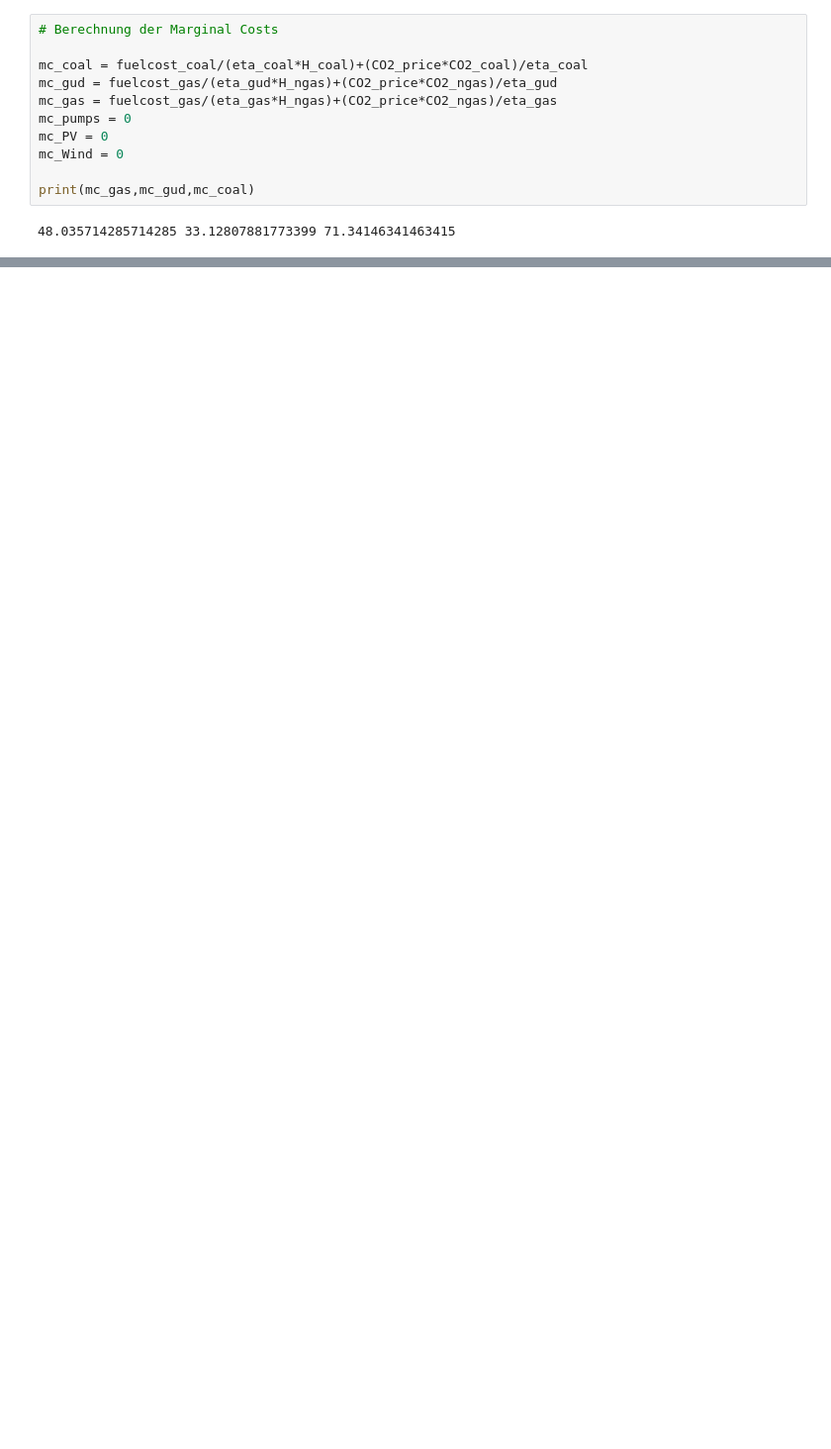
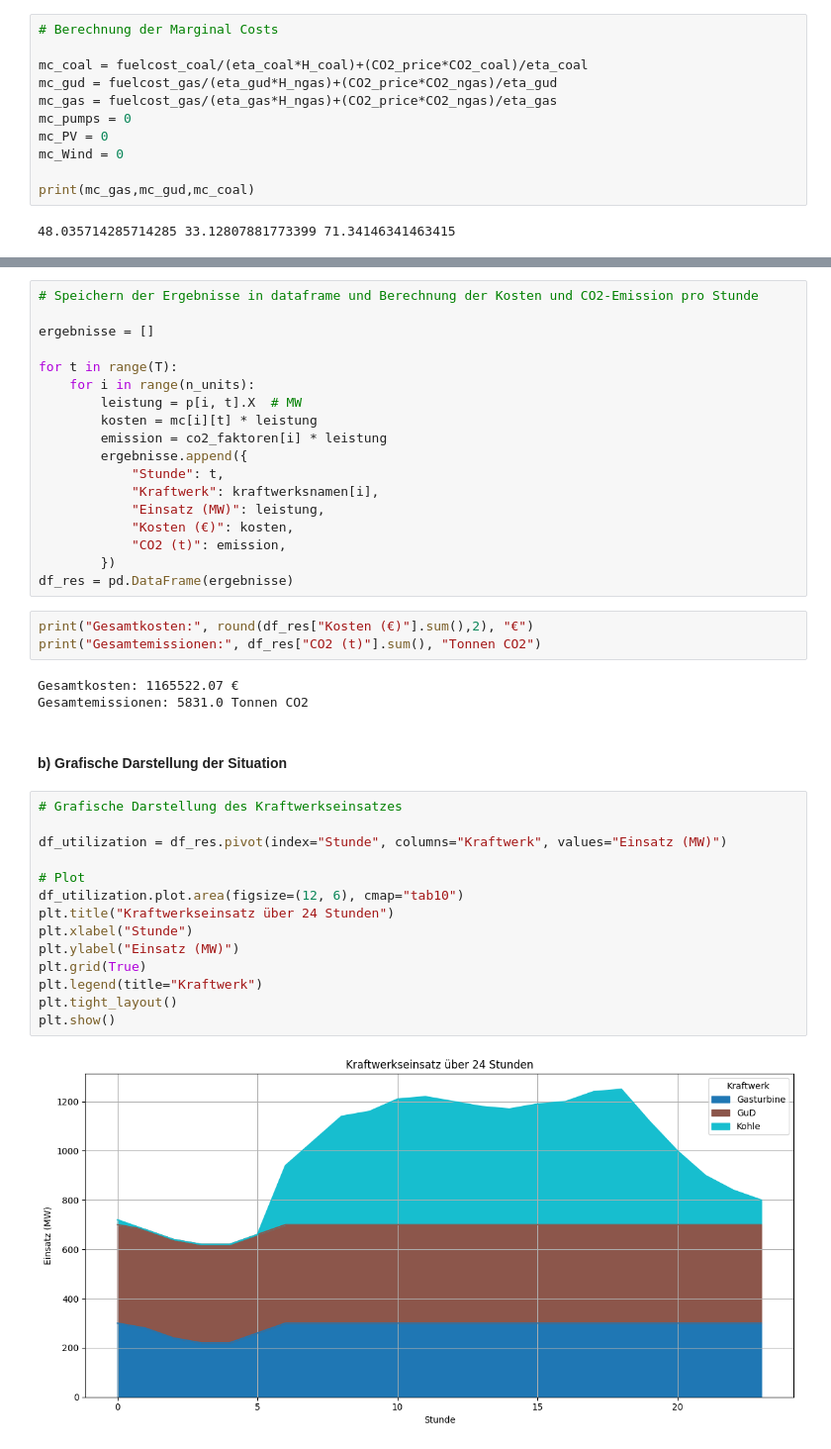
Before and after one commit to PeterGeyrhofer2103/Energiemodelle--Analysen, a Jupyter notebook: Exercise3/exercise3.ipynb, the cells around one changed output, grey strips where cells are left out. Shown at 99% size. Saved outputs shown, nothing was run; the diff lists cells and outputs as text; blank space fills up the shorter version.

```diff
--- a/Exercise3/exercise3.ipynb
+++ b/Exercise3/exercise3.ipynb
@@ -131,0 +148,42 @@ Stunde 23:
+# %%
+# Speichern der Ergebnisse in dataframe und Berechnung der Kosten und CO2-Emission pro Stunde
+
+ergebnisse = []
+
+for t in range(T):
+    for i in range(n_units):
+        leistung = p[i, t].X  # MW
+        kosten = mc[i][t] * leistung
+        emission = co2_faktoren[i] * leistung
+        ergebnisse.append({
+            "Stunde": t,
+            "Kraftwerk": kraftwerksnamen[i],
+            "Einsatz (MW)": leistung,
+            "Kosten (€)": kosten,
+            "CO2 (t)": emission,
+        })
+df_res = pd.DataFrame(ergebnisse)
+# %%
+print("Gesamtkosten:", round(df_res["Kosten (€)"].sum(),2), "€")
+print("Gesamtemissionen:", df_res["CO2 (t)"].sum(), "Tonnen CO2")
+# %% [output]
+Gesamtkosten: 1165522.07 €
+Gesamtemissionen: 5831.0 Tonnen CO2
+# %% [markdown]
+#### b) Grafische Darstellung der Situation
+# %%
+# Grafische Darstellung des Kraftwerkseinsatzes
+
+df_utilization = df_res.pivot(index="Stunde", columns="Kraftwerk", values="Einsatz (MW)")
+
+# Plot
+df_utilization.plot.area(figsize=(12, 6), cmap="tab10")
+plt.title("Kraftwerkseinsatz über 24 Stunden")
+plt.xlabel("Stunde")
+plt.ylabel("Einsatz (MW)")
+plt.grid(True)
+plt.legend(title="Kraftwerk")
+plt.tight_layout()
+plt.show()
+# %% [output]
+[figure, added]
```
Also changed, not shown: parts of 22 cells of this notebook.
